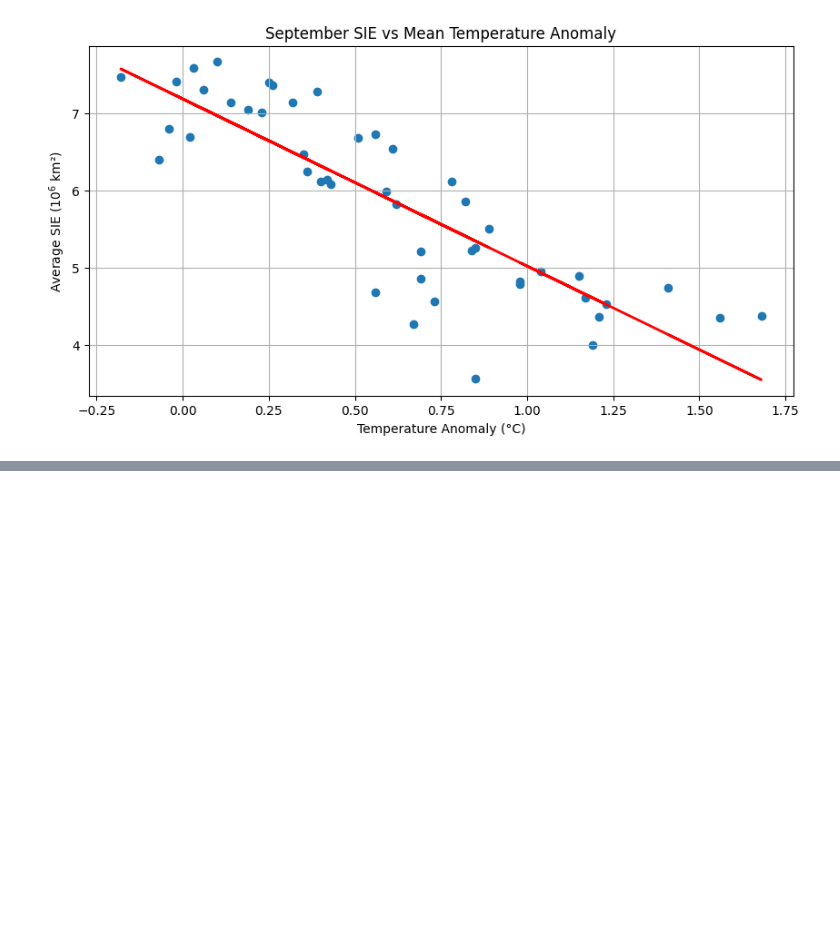
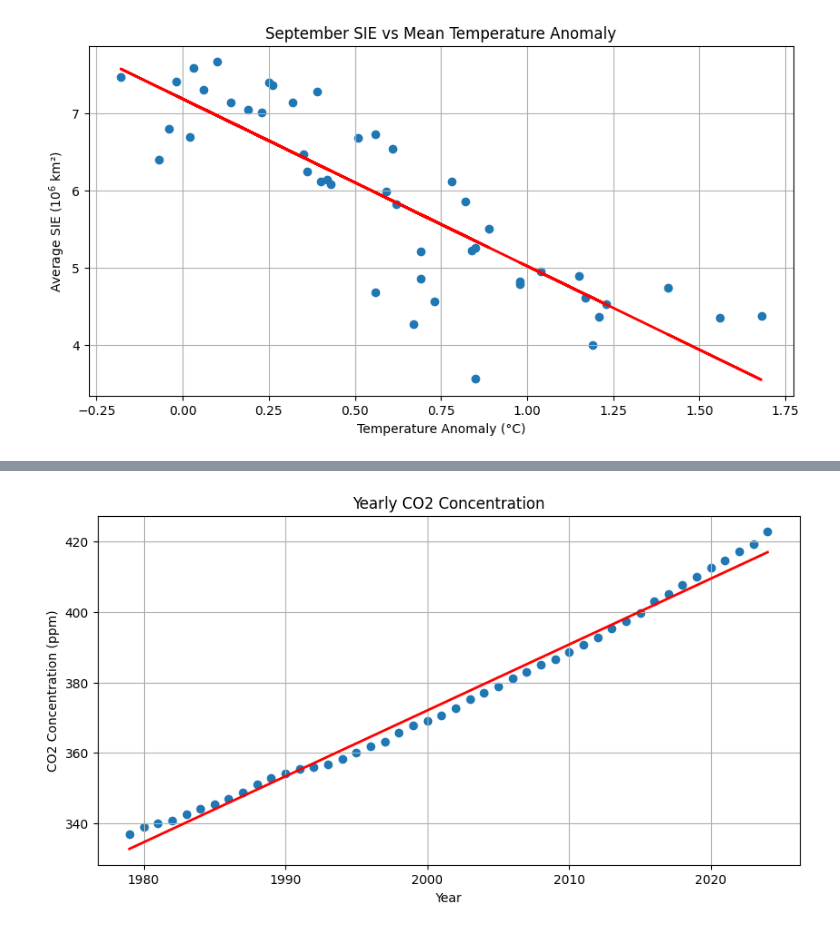
Before and after one commit to georgiavining/MLiS-Assignment-2, a Jupyter notebook: notebooks/data_analysis.ipynb, the cells around one changed output, grey strips where cells are left out. Saved outputs shown, nothing was run; the diff lists cells and outputs as text; code cells hidden in the pictures; blank space fills up the shorter version.

Commit message:
added co2 concentration data

```diff
--- a/notebooks/data_analysis.ipynb
+++ b/notebooks/data_analysis.ipynb
@@ -203,0 +203,8 @@ plot_xy(
+# %%
+yearly_co2_df = pd.read_csv("../data/co2_annmean_gl.csv", skiprows=37)
+print("Yearly CO2 Data:\n", yearly_co2_df.head())
+print(yearly_co2_df["year"].min(), yearly_co2_df["year"].max())
+
+monthly_co2_df = pd.read_csv("../data/co2_mm_gl.csv", skiprows=38)
+print("Monthly CO2 Data\n:", monthly_co2_df.head())
+print(monthly_co2_df["year"].min(), monthly_co2_df["year"].max())
@@ -203,0 +233,6 @@ plot_xy(
+# %%
+yearly_SIE_df = merge_co2_data(yearly_SIE, yearly_co2_df)
+print("Yearly SIE Data:\n", yearly_SIE_df.head())
+
+monthly_SIE_df = merge_co2_data(monthly_SIE, monthly_co2_df)
+print("Monthly SIE Data:\n", monthly_SIE_df.head())
@@ -203,0 +254,12 @@ plot_xy(
+# %%
+plot_xy(
+    x=yearly_SIE_df["Year"],
+    y=yearly_SIE_df["CO2 Concentration"],
+    plot_type="scatter",
+    title="Yearly CO2 Concentration",
+    xlabel="Year",
+    ylabel="CO2 Concentration (ppm)",
+    regression_line=True
+)
+# %% [output]
+[figure, added]
```
Also changed, not shown: parts of 11 cells of this notebook, 5 other files.
